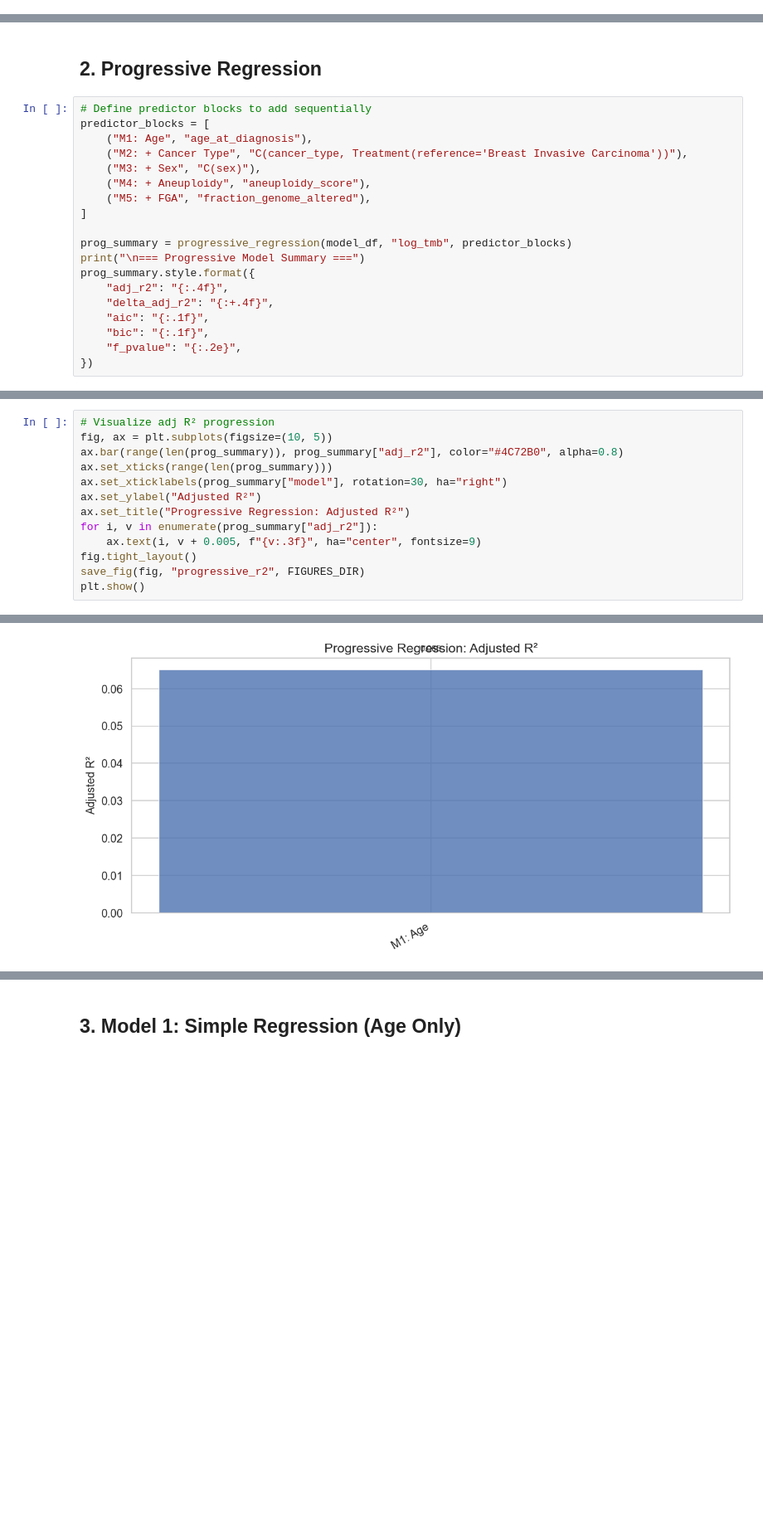
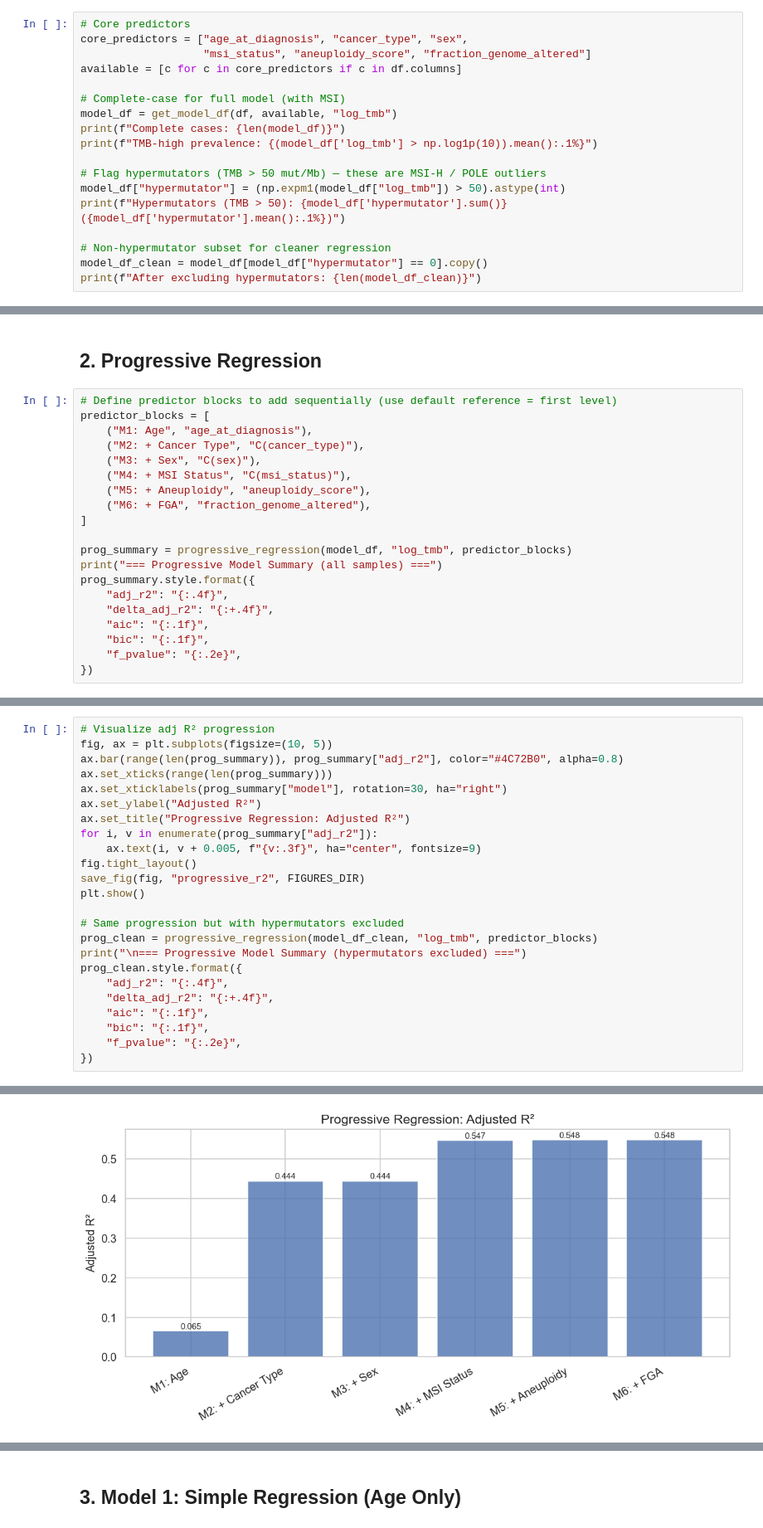
Before and after one commit to l1joseph/tmb-prediction_math189, a Jupyter notebook: notebooks/03_linear_regression.ipynb, the cells around one changed output, grey strips where cells are left out. Shown at 83% size. Cells and saved outputs as stored; diff of their text form; blank space fills up the shorter version.

```diff
--- a/notebooks/03_linear_regression.ipynb
+++ b/notebooks/03_linear_regression.ipynb
@@ -64,0 +50,18 @@ Complete cases (with MSI): 9568
+# %%
+# Core predictors
+core_predictors = ["age_at_diagnosis", "cancer_type", "sex",
+                   "msi_status", "aneuploidy_score", "fraction_genome_altered"]
+available = [c for c in core_predictors if c in df.columns]
+
+# Complete-case for full model (with MSI)
+model_df = get_model_df(df, available, "log_tmb")
+print(f"Complete cases: {len(model_df)}")
+print(f"TMB-high prevalence: {(model_df['log_tmb'] > np.log1p(10)).mean():.1%}")
+
+# Flag hypermutators (TMB > 50 mut/Mb) — these are MSI-H / POLE outliers
+model_df["hypermutator"] = (np.expm1(model_df["log_tmb"]) > 50).astype(int)
+print(f"Hypermutators (TMB > 50): {model_df['hypermutator'].sum()} ({model_df['hypermutator'].mean():.1%})")
+
+# Non-hypermutator subset for cleaner regression
+model_df_clean = model_df[model_df["hypermutator"] == 0].copy()
+print(f"After excluding hypermutators: {len(model_df_clean)}")
@@ -65,17 +73,18 @@ Complete cases (with MSI): 9568
 # %% [markdown]
 ## 2. Progressive Regression
 # %%
-# Define predictor blocks to add sequentially
+# Define predictor blocks to add sequentially (use default reference = first level)
 predictor_blocks = [
     ("M1: Age", "age_at_diagnosis"),
-    ("M2: + Cancer Type", "C(cancer_type, Treatment(reference='Breast Invasive Carcinoma'))"),
+    ("M2: + Cancer Type", "C(cancer_type)"),
     ("M3: + Sex", "C(sex)"),
-    ("M4: + Aneuploidy", "aneuploidy_score"),
-    ("M5: + FGA", "fraction_genome_altered"),
+    ("M4: + MSI Status", "C(msi_status)"),
+    ("M5: + Aneuploidy", "aneuploidy_score"),
+    ("M6: + FGA", "fraction_genome_altered"),
 ]
 
 prog_summary = progressive_regression(model_df, "log_tmb", predictor_blocks)
-print("\n=== Progressive Model Summary ===")
+print("=== Progressive Model Summary (all samples) ===")
 prog_summary.style.format({
     "adj_r2": "{:.4f}",
     "delta_adj_r2": "{:+.4f}",
@@ -95,16 +104,27 @@ prog_summary.style.format({
 # %%
 # Visualize adj R² progression
 fig, ax = plt.subplots(figsize=(10, 5))
 ax.bar(range(len(prog_summary)), prog_summary["adj_r2"], color="#4C72B0", alpha=0.8)
 ax.set_xticks(range(len(prog_summary)))
 ax.set_xticklabels(prog_summary["model"], rotation=30, ha="right")
 ax.set_ylabel("Adjusted R²")
 ax.set_title("Progressive Regression: Adjusted R²")
 for i, v in enumerate(prog_summary["adj_r2"]):
     ax.text(i, v + 0.005, f"{v:.3f}", ha="center", fontsize=9)
 fig.tight_layout()
 save_fig(fig, "progressive_r2", FIGURES_DIR)
 plt.show()
+
+# Same progression but with hypermutators excluded
+prog_clean = progressive_regression(model_df_clean, "log_tmb", predictor_blocks)
+print("\n=== Progressive Model Summary (hypermutators excluded) ===")
+prog_clean.style.format({
+    "adj_r2": "{:.4f}",
+    "delta_adj_r2": "{:+.4f}",
+    "aic": "{:.1f}",
+    "bic": "{:.1f}",
+    "f_pvalue": "{:.2e}",
+})
 # %% [output]
   Saved: progressive_r2.png, progressive_r2.pdf
-[figure, old version]
+[figure, new version]
```
Also changed, not shown: parts of 22 cells of this notebook, 7 other files.
